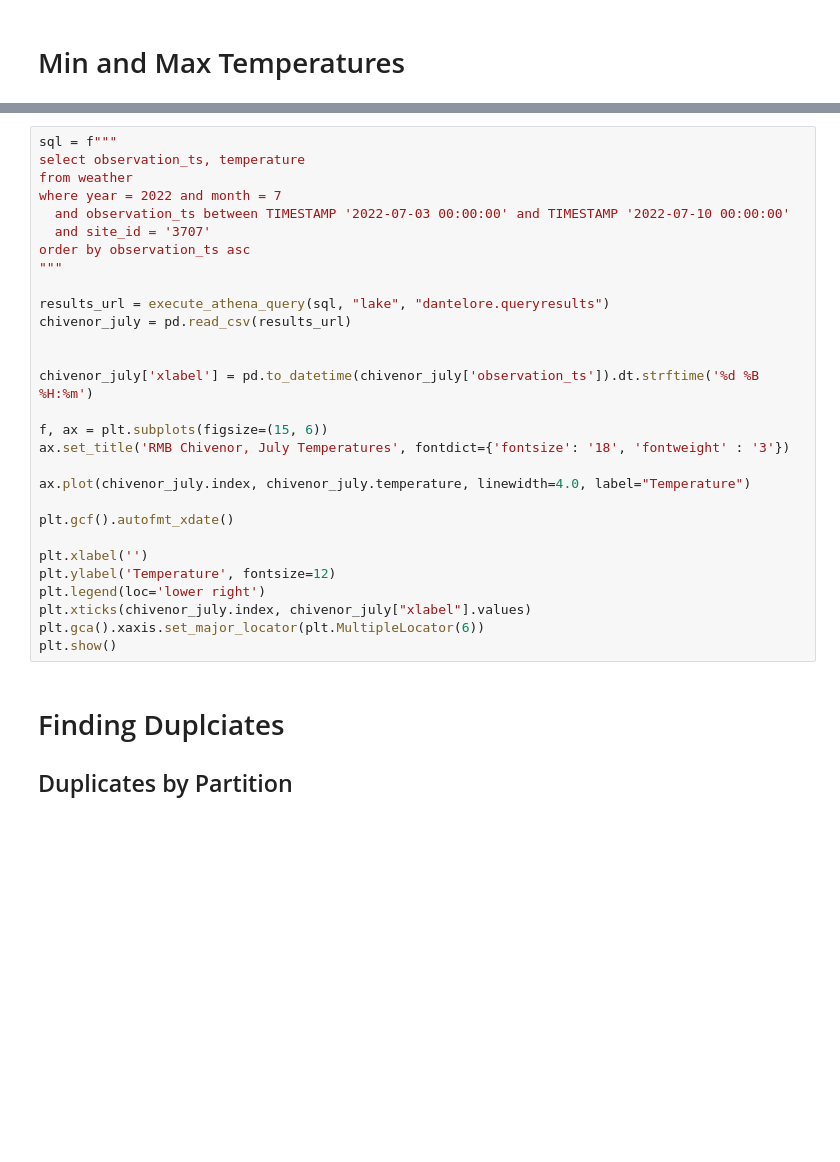
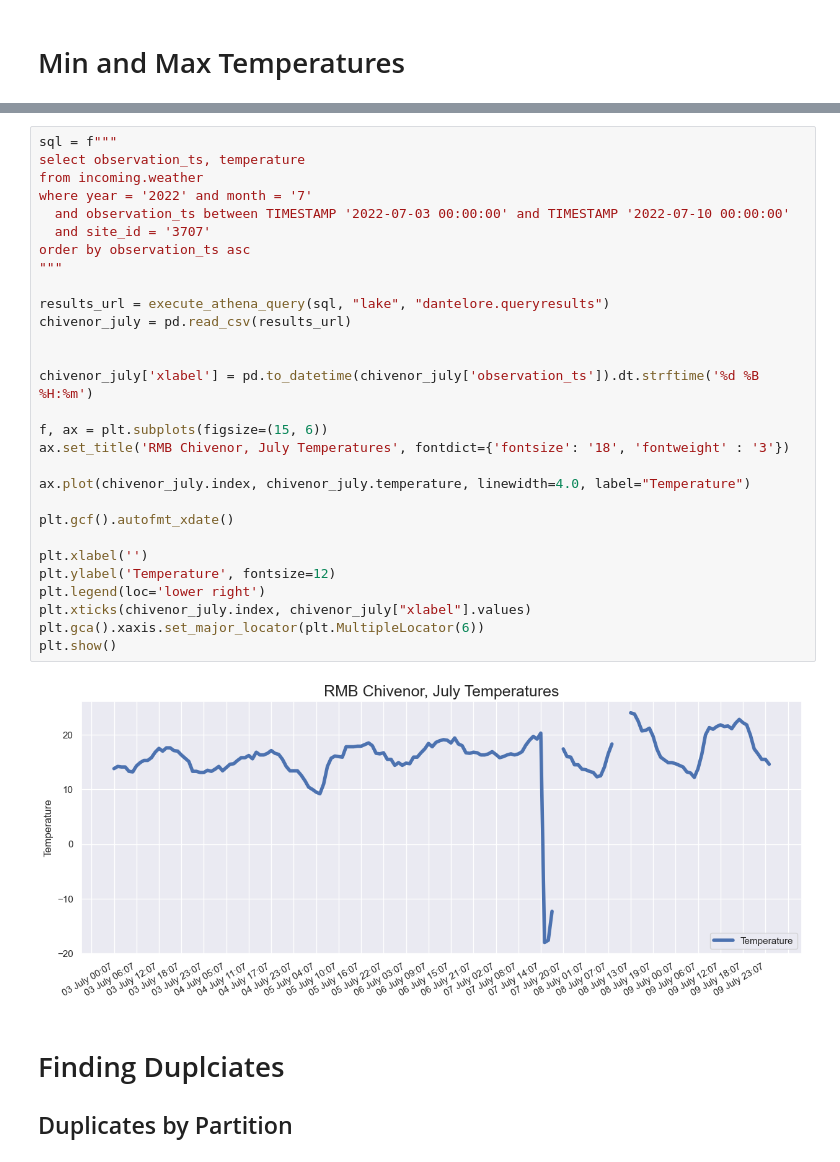
Before and after one commit to DanteLore/weather-etl, a Jupyter notebook: notebooks/data_quality.ipynb, the cells around one changed output, grey strips where cells are left out. Saved outputs shown, nothing was run; the diff lists cells and outputs as text; blank space fills up the shorter version.

```diff
--- a/notebooks/data_quality.ipynb
+++ b/notebooks/data_quality.ipynb
@@ -67,32 +92,34 @@ cold_places
 # %%
 sql = f"""
 select observation_ts, temperature
-from weather
-where year = 2022 and month = 7
+from incoming.weather
+where year = '2022' and month = '7'
   and observation_ts between TIMESTAMP '2022-07-03 00:00:00' and TIMESTAMP '2022-07-10 00:00:00'
   and site_id = '3707'
 order by observation_ts asc
 """
 
 results_url = execute_athena_query(sql, "lake", "dantelore.queryresults")
 chivenor_july = pd.read_csv(results_url)
 
 
 chivenor_july['xlabel'] = pd.to_datetime(chivenor_july['observation_ts']).dt.strftime('%d %B %H:%m')
 
 f, ax = plt.subplots(figsize=(15, 6))
 ax.set_title('RMB Chivenor, July Temperatures', fontdict={'fontsize': '18', 'fontweight' : '3'})
 
 ax.plot(chivenor_july.index, chivenor_july.temperature, linewidth=4.0, label="Temperature")
 
 plt.gcf().autofmt_xdate()
 
 plt.xlabel('')
 plt.ylabel('Temperature', fontsize=12)
 plt.legend(loc='lower right')
 plt.xticks(chivenor_july.index, chivenor_july["xlabel"].values)
 plt.gca().xaxis.set_major_locator(plt.MultipleLocator(6))
 plt.show()
+# %% [output]
+[figure, added]
 # %% [markdown]
 # Finding Duplciates
 
```
Also changed, not shown: parts of 10 cells of this notebook, 1 other file.
